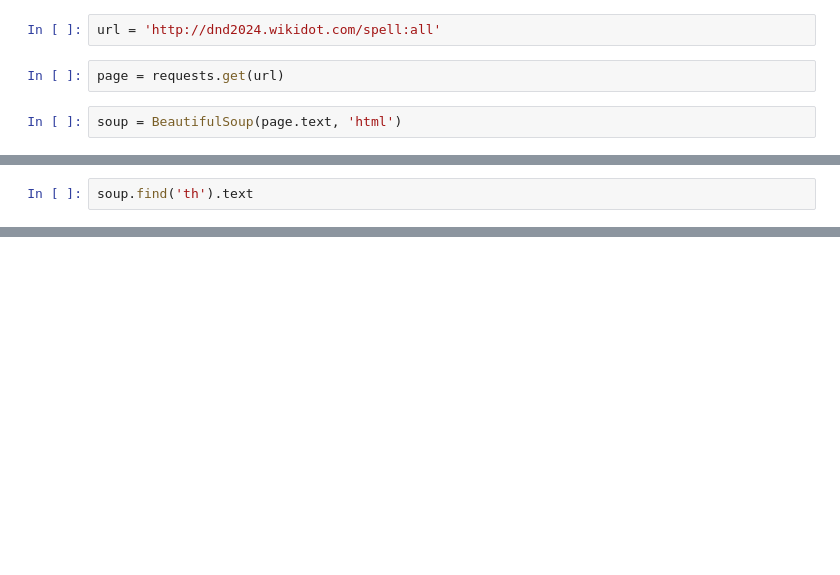
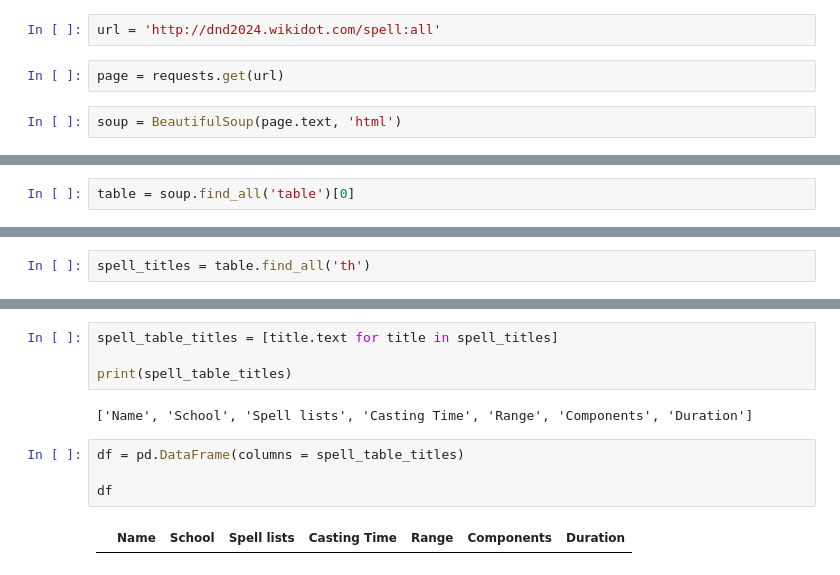
Before and after one commit to JohnBroberg/DnD_Spells, a Jupyter notebook: DnD_Spells.ipynb, the cells around one changed output, grey strips where cells are left out. Cells and saved outputs as stored; diff of their text form; blank space fills up the shorter version.

```diff
--- a/DnD_Spells.ipynb
+++ b/DnD_Spells.ipynb
@@ -28,4 +66,4 @@ print(soup.prettify())
  </body>
 </html>
 # %%
-soup.find('th').text
+table = soup.find_all('table')[0]
@@ -33,0 +90,2 @@ soup.find('th').text
+# %%
+spell_titles = table.find_all('th')
@@ -33,0 +102,12 @@ soup.find('th').text
+# %%
+spell_table_titles = [title.text for title in spell_titles]
+
+print(spell_table_titles)
+# %% [output]
+['Name', 'School', 'Spell lists', 'Casting Time', 'Range', 'Components', 'Duration']
+# %%
+df = pd.DataFrame(columns = spell_table_titles)
+
+df
+# %% [output]
+|  | Name | School | Spell lists | Casting Time | Range | Components | Duration |
```
Also changed, not shown: parts of 5 cells of this notebook.
